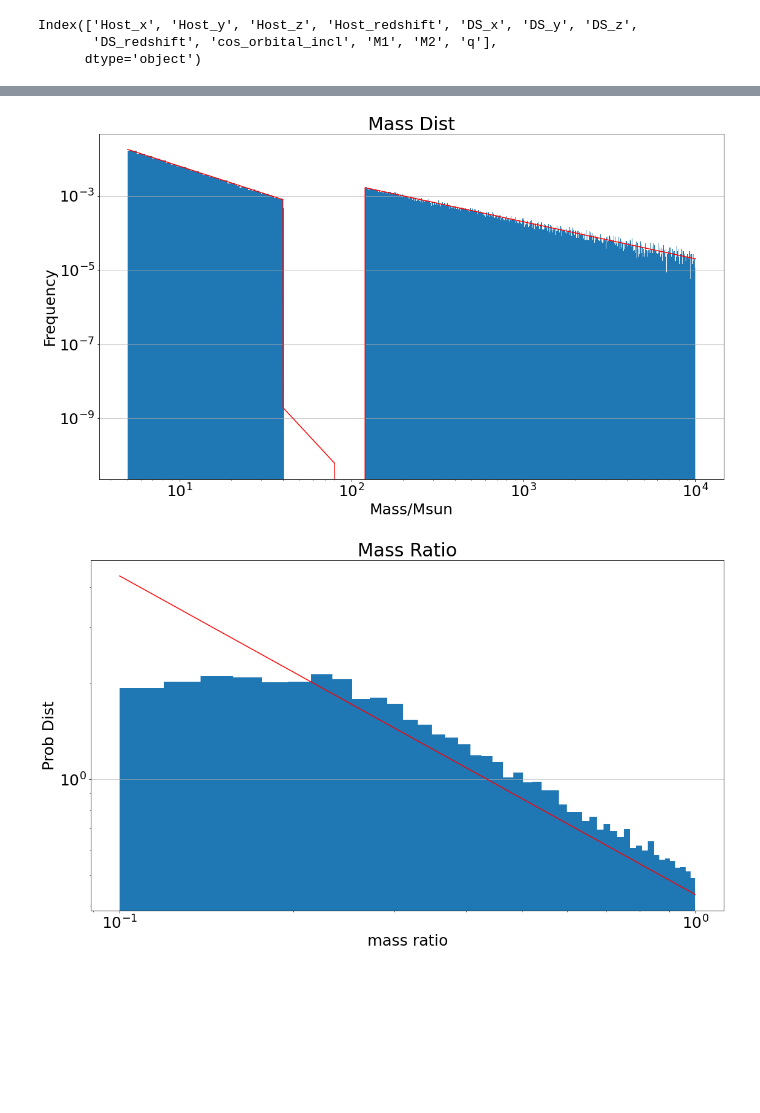
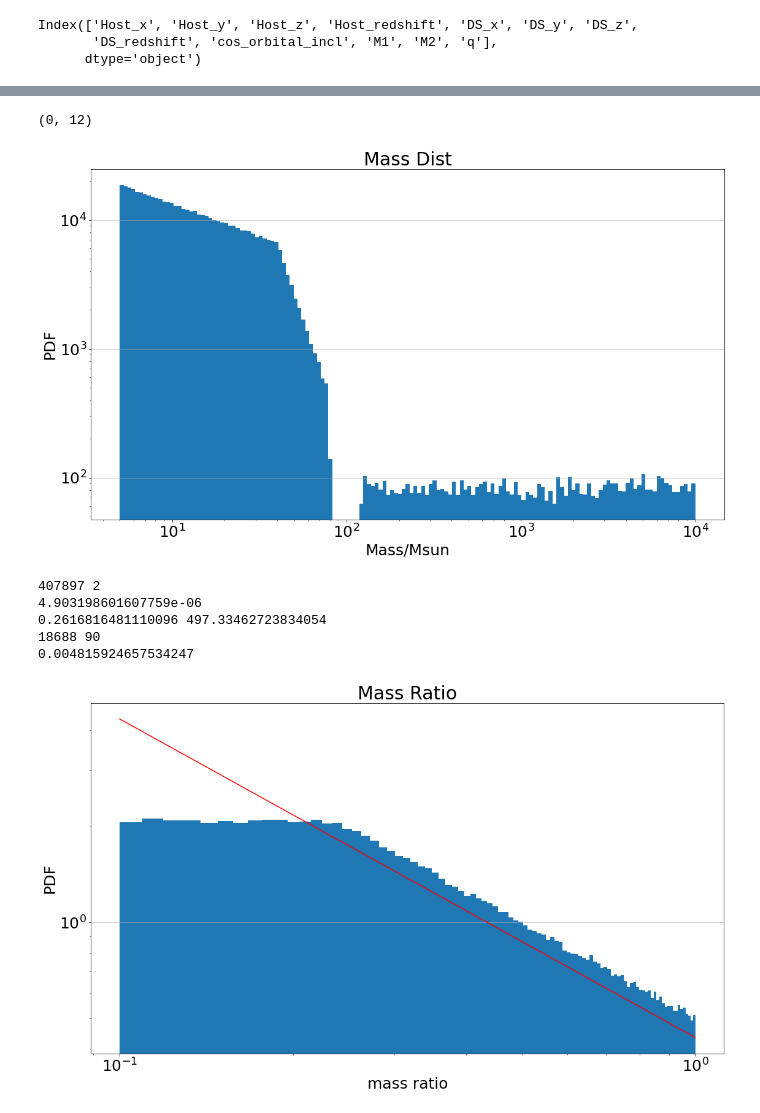
Before and after one commit to RCianca/DarkSirensStat, a Jupyter notebook: DSCatalogueCreator/ADAM.ipynb, the cells around one changed output, grey strips where cells are left out. Drawn from its saved outputs; the diff is of its cells as text; code cells hidden in the pictures; blank space fills up the shorter version.

```diff
--- a/DSCatalogueCreator/ADAM.ipynb
+++ b/DSCatalogueCreator/ADAM.ipynb
@@ -286,0 +317,14 @@ realmasstest=dscat['M1']
+# %%
+plt.rcParams.update({'font.size': 23})
+fig,ax = plt.subplots()
+fig.set_size_inches(18.5, 10.5)
+
+ax.plot(masstoprob,Mass_dist(masstoprob)/norm,label='ProbMass',color='r')
+myhist=plt.hist(realmasstest,bins=1500,density=True)
+plt.grid(axis='y', alpha=0.75)
+plt.xlabel('Mass/Msun')
+plt.ylabel('PDF')
+plt.title('Mass Dist')
+plt.yscale('log')
+plt.xscale('log')
+plt.savefig('primarymassdist.png')
@@ -287,17 +333,43 @@ realmasstest=dscat['M1']
+# %%
+tempdf=dscat.loc[(dscat['M1'] >= 80) & (dscat['M1'] <= 90)]
+tempdf.shape
+# %% [output]
+(0, 12)
 # %%
 fig,ax = plt.subplots()
 fig.set_size_inches(18.5, 10.5)
 plt.rcParams.update({'font.size': 25})
-ax.plot(masstoprob,prob/massnorm,label='ProbMass',color='r')
-myhist=plt.hist(realmasstest,bins=15000,density=True)
+#ax.plot(masstoprob,Mass_dist(masstoprob)/norm,label='ProbMass',color='r')
+myhist=plt.hist(realmasstest,bins=np.logspace(np.log10(5),np.log10(10000),150))
 plt.grid(axis='y', alpha=0.75)
 plt.xlabel('Mass/Msun')
-plt.ylabel('Frequency')
+plt.ylabel('PDF')
 plt.title('Mass Dist')
 plt.yscale('log')
 plt.xscale('log')
+plt.savefig('2P-dist.png')
 # %% [output]
-[figure, old version]
+[figure, new version]
+# %%
+bins=np.logspace(np.log10(5),np.log10(10000),150)
+primo=bins[1]-bins[0]
+ultimo=bins[-1]-bins[-2]
+binwhidt=(10000-5)/500
+lowmass=dscat.loc[(dscat['M1'] >= 5) & (dscat['M1'] <= 5+binwhidt)]
+highmass=dscat.loc[(dscat['M1'] >= 10000-binwhidt) & (dscat['M1'] <= 10000)]
+print(lowmass.shape[0],highmass.shape[0])
+print(highmass.shape[0]/lowmass.shape[0])
+print(primo,ultimo)
+loglowmass=dscat.loc[(dscat['M1'] >= 5) & (dscat['M1'] <= 5+primo)]
+loghighmass=dscat.loc[(dscat['M1'] >= 10000-ultimo) & (dscat['M1'] <= 10000)]
+print(loglowmass.shape[0],loghighmass.shape[0])
+print(loghighmass.shape[0]/loglowmass.shape[0])
+# %% [output]
+407897 2
+4.903198601607759e-06
+0.2616816481110096 497.33462723834054
+18688 90
+0.004815924657534247
 # %%
 #---------Mass Ratio-------------------------------------------
 low_q=lambda q: 1/q
@@ -316,12 +388,12 @@ ax.plot(qtemp,low_q(qtemp)/tempnorm,label='Low ratio',color='r')
 myhist=plt.hist(testlowq,bins='auto',density=True)
 plt.grid(axis='y', alpha=0.75)
 plt.xlabel('mass ratio')
-plt.ylabel('Prob Dist')
+plt.ylabel('PDF')
 plt.title('Mass Ratio')
 plt.yscale('log')
 plt.xscale('log')
 # %% [output]
-[figure, old version]
+[figure, new version]
 # %%
 tempdf=dscat.loc[(dscat['M1'] >= 119)]
 testhighq=tempdf['q']
```
Also changed, not shown: parts of 16 cells of this notebook, 5 other files.
